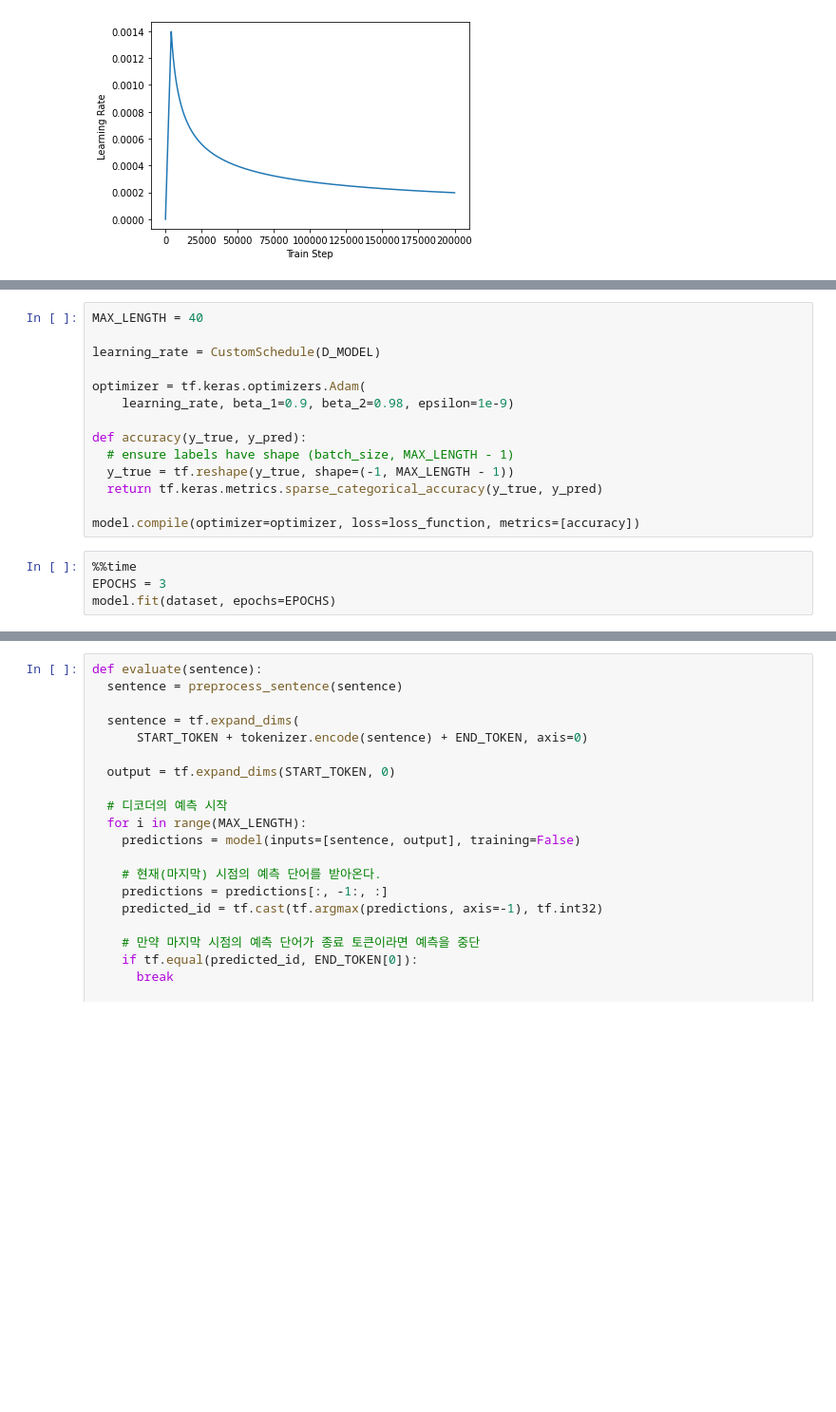
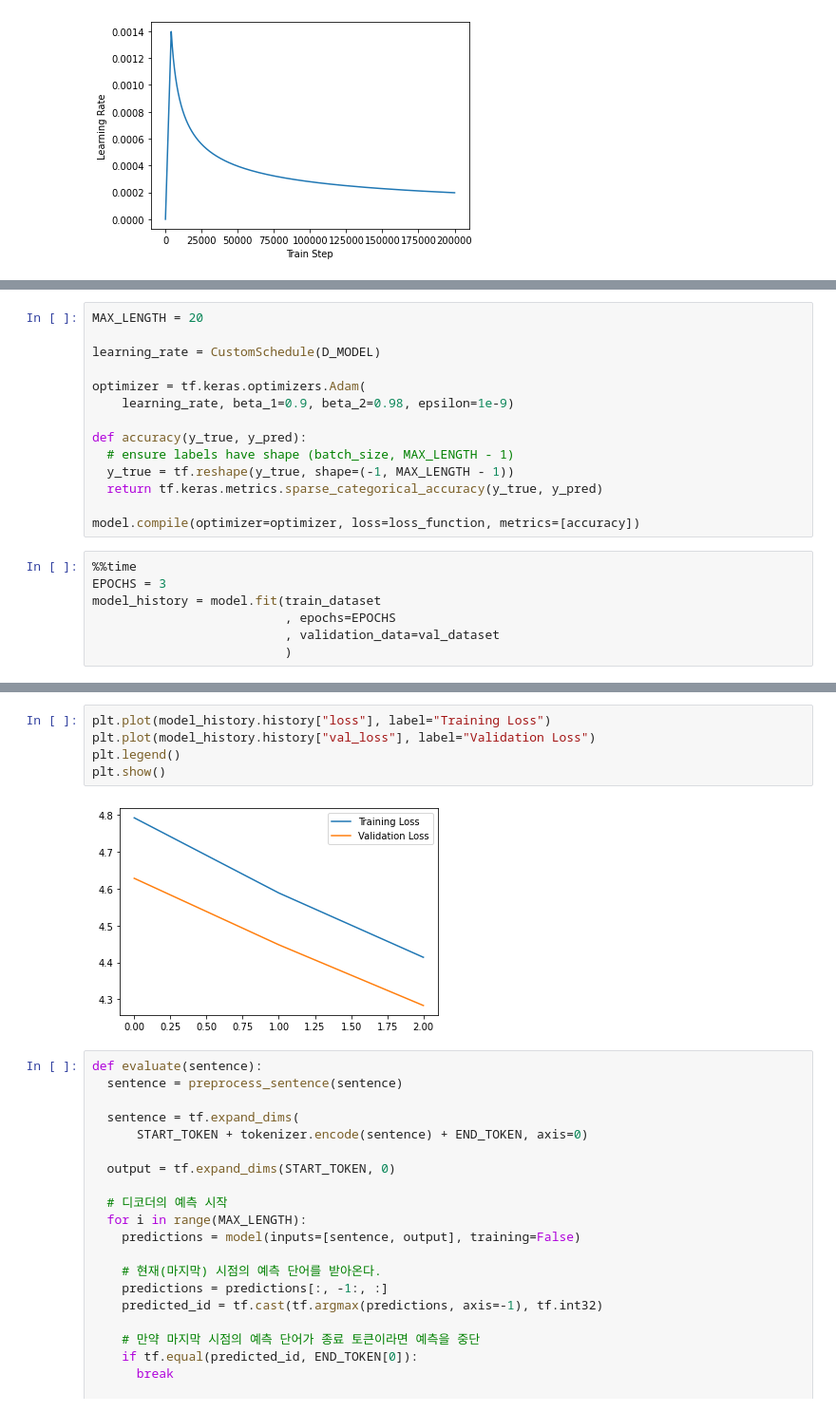
Before and after one commit to leeyeonjun85/AIB_Section_3_Project, a Jupyter notebook: s3p_chat_lyj_Transformer_2.ipynb, the cells around one changed output, grey strips where cells are left out. Shown at 95% size. Saved outputs shown, nothing was run; the diff lists cells and outputs as text; blank space fills up the shorter version.

```diff
--- a/s3p_chat_lyj_Transformer_2.ipynb
+++ b/s3p_chat_lyj_Transformer_2.ipynb
@@ -784,5 +766,5 @@ model = transformer(
 # %%
-MAX_LENGTH = 40
+MAX_LENGTH = 20
 
 learning_rate = CustomSchedule(D_MODEL)
 
@@ -798,6 +780,9 @@ model.compile(optimizer=optimizer, loss=loss_function, metrics=[accuracy])
 # %%
 %%time
 EPOCHS = 3
-model.fit(dataset, epochs=EPOCHS)
+model_history = model.fit(train_dataset
+                          , epochs=EPOCHS
+                          , validation_data=val_dataset
+                          )
 # %% [output]
 Epoch 1/3
@@ -812,3 +796,10 @@ Wall time: 3min 11s
+# %%
+plt.plot(model_history.history["loss"], label="Training Loss")
+plt.plot(model_history.history["val_loss"], label="Validation Loss")
+plt.legend()
+plt.show()
+# %% [output]
+[figure, added]
 # %%
 def evaluate(sentence):
   sentence = preprocess_sentence(sentence)
```
Also changed, not shown: parts of 51 cells of this notebook, 7 other files.
